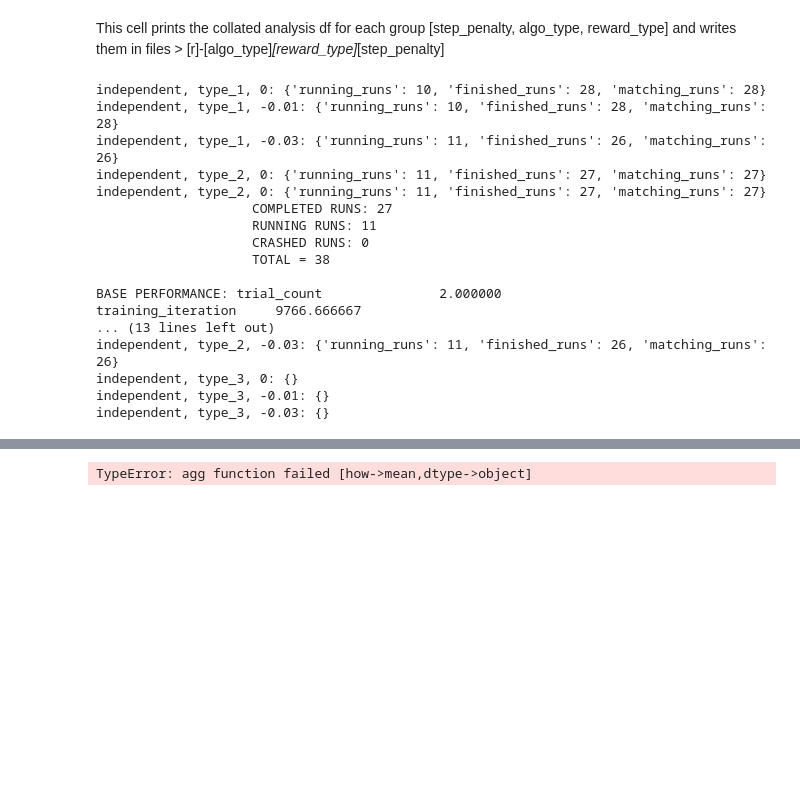
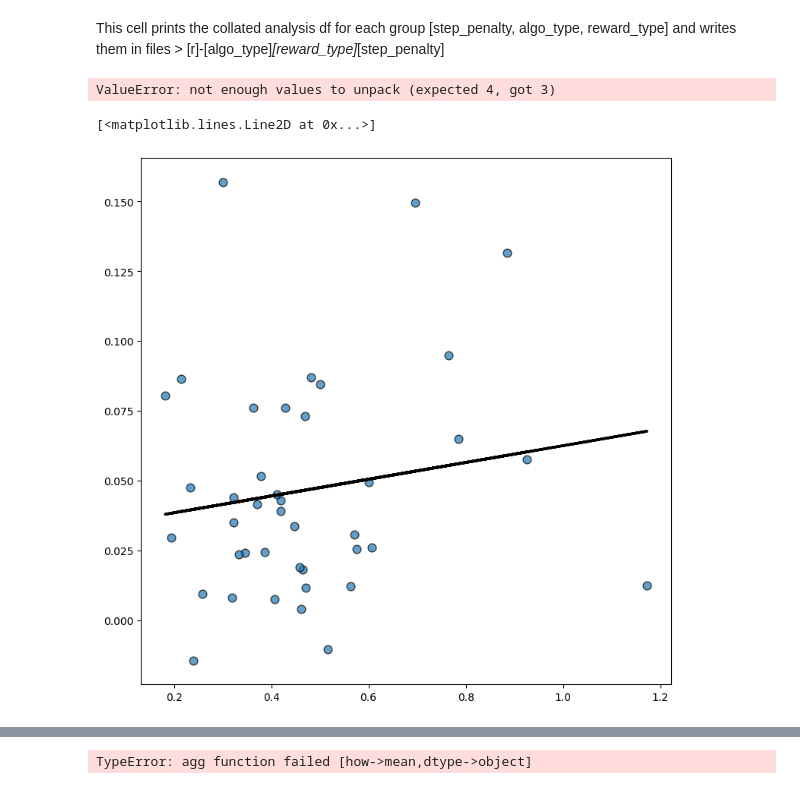
Before and after one commit to priyamDalmia/predator-prey, a Jupyter notebook: temp/wandb_test.ipynb, the cells around one changed output, grey strips where cells are left out. Drawn from its saved outputs; the diff is of its cells as text; code cells hidden in the pictures; blank space fills up the shorter version.

Commit message:
recent results

```diff
--- a/temp/wandb_test.ipynb
+++ b/temp/wandb_test.ipynb
@@ -188,8 +188,8 @@ def get_analysis_df(algo_type, reward_type, step_penalty, use_lstm):
             if file_name_prefix == "":
                 file_name_prefix = algo_type
 
-            if len(RUN_IDS) > 0 and run.name not in RUN_IDS:
-                continue
+            # if len(RUN_IDS) > 0 and run.name not in RUN_IDS:
+            #     continue
 
             for file in run.files():
                 if f"{file_name_prefix}_analysis" in file.name:
@@ -214,6 +214,14 @@ def get_analysis_df(algo_type, reward_type, step_penalty, use_lstm):
                     ).reset_index()
                     analysis_df['trial_count'] = analysis_df['run_id']
                     analysis_df.drop(columns=['run_id'], inplace=True)
+                    analysis_df['run_name'] = run.name
+                    analysis_df['episode_len'] = run.summary['episode_len_mean']
+                    analysis_df['episode_reward'] = run.summary['episode_reward_mean']
+                    analysis_df['episode_assists'] = run.summary['episode_assists_mean']
+                    analysis_df['eval_len'] = run.summary['eval_episode_len']
+                    analysis_df['eval_assists'] = run.summary['eval_assists']
+                    analysis_df['eval_reward'] = run.summary['eval_reward']
+
 
                     big_analysis_df = pd.concat([big_analysis_df, analysis_df]) if big_analysis_df is not None else analysis_df
 
@@ -234,6 +242,10 @@ def get_analysis_df(algo_type, reward_type, step_penalty, use_lstm):
     if len(run_history_df) == 0:
         return None, None, _run_stats
 
+    grouped = big_analysis_df.copy()
+    grouped = grouped.groupby(['mode', 'agent_a', 'agent_b', 'test', 'dimension'])
+
+    big_analysis_df.drop(columns=['episode_len', 'episode_reward', 'episode_assists', 'eval_len', 'eval_reward', 'eval_assists'], inplace=True)
     col_list = big_analysis_df.groupby(['mode', 'agent_a', 'agent_b', 'test', 'dimension']).count().columns
     agg_funcs = []
     for col in col_list:
@@ -243,17 +255,18 @@ def get_analysis_df(algo_type, reward_type, step_penalty, use_lstm):
             agg_funcs.append((col, 'sum'))
         else:
             agg_funcs.append((col, 'mean'))
+
     big_analysis_df = big_analysis_df.groupby(['mode', 'agent_a', 'agent_b', 'test', 'dimension']).agg(
         dict(agg_funcs)
     )
     run_history_df.set_index('run_name', inplace=True)
-    return big_analysis_df, run_history_df, _run_stats
+    return big_analysis_df, run_history_df, _run_stats, grouped
 
 for algo_type in ['independent']:
-    for reward_type in ['type_1', 'type_2', 'type_3']:
-        for step_penalty in [0, -0.01, -0.03]:
+    for reward_type in ['type_3']:
+        for step_penalty in [-0.01]:
             for use_lstm in [True]:
-                analysis_df, run_history_df, _run_stats = get_analysis_df(
+                analysis_df, run_history_df, _run_stats, grouped = get_analysis_df(
                 algo_type,
                 reward_type,
                 step_penalty,
@@ -263,9 +276,17 @@ for algo_type in ['independent']:
                 if analysis_df is None:
                     continue
 
+                # stop
+                import signal
+                signal.raise_signal(signal.SIGINT)
+
                 file_name = f"{algo_type}_{reward_type}_{step_penalty}"
                 if use_lstm:
                     file_name  = "r-" + file_name
+                # Create dat files here and write to results/data
+
+
+
                 file_name = project+"_"+file_name +".txt"
                 import warnings
                 warnings.warn("Overwriting filename")
@@ -288,20 +309,32 @@ for algo_type in ['independent']:
                     # f.write(run_history_df.to_markdown())
                     # f.write("\n\n\n")
 # %% [output]
-independent, type_1, 0: {'running_runs': 10, 'finished_runs': 28, 'matching_runs': 28}
-independent, type_1, -0.01: {'running_runs': 10, 'finished_runs': 28, 'matching_runs': 28}
-independent, type_1, -0.03: {'running_runs': 11, 'finished_runs': 26, 'matching_runs': 26}
-independent, type_2, 0: {'running_runs': 11, 'finished_runs': 27, 'matching_runs': 27}
-independent, type_2, 0: {'running_runs': 11, 'finished_runs': 27, 'matching_runs': 27}
-                    COMPLETED RUNS: 27
-                    RUNNING RUNS: 11
-                    CRASHED RUNS: 0
-                    TOTAL = 38
-
-BASE PERFORMANCE: trial_count               2.000000
-training_iteration     9766.666667
-... (13 lines left out)
-independent, type_2, -0.03: {'running_runs': 11, 'finished_runs': 26, 'matching_runs': 26}
-independent, type_3, 0: {}
-independent, type_3, -0.01: {}
-independent, type_3, -0.03: {}
+ValueError: not enough values to unpack (expected 4, got 3)
+# %%
+import matplotlib.pyplot as plt
+df1 = grouped.get_group(('independent', 'predator_0', 'predator_1', 'ccm_1', 'dx'))[['5000', 'eval_assists']]
+# df1.plot(x = 'eval_assists', y = '5000', kind = 'scatter')
+# plt.show()
+# plt.savefig('indp_r2_s3.png')
+# Generate data
+import numpy as np
+x = df1['eval_assists']
+y = df1['5000']
+# Initialize layout
+fig, ax = plt.subplots(figsize = (9, 9))
+
+# Add scatterplot
+ax.scatter(x, y, s=60, alpha=0.7, edgecolors="k")
+
+# Fit linear regression via least squares with numpy.polyfit
+# It returns an slope (b) and intercept (a)
+# deg=1 means linear fit (i.e. polynomial of degree 1)
+b, a = np.polyfit(x, y, deg=1)
+
+# Create sequence of 100 numbers from 0 to 100
+
+# Plot regression line
+ax.plot(x, a + b * x, color="k", lw=2.5)
+# %% [output]
+[<matplotlib.lines.Line2D at 0x...>]
+[figure, added]
```
Also changed, not shown: parts of 8 cells of this notebook, 13 other files.
